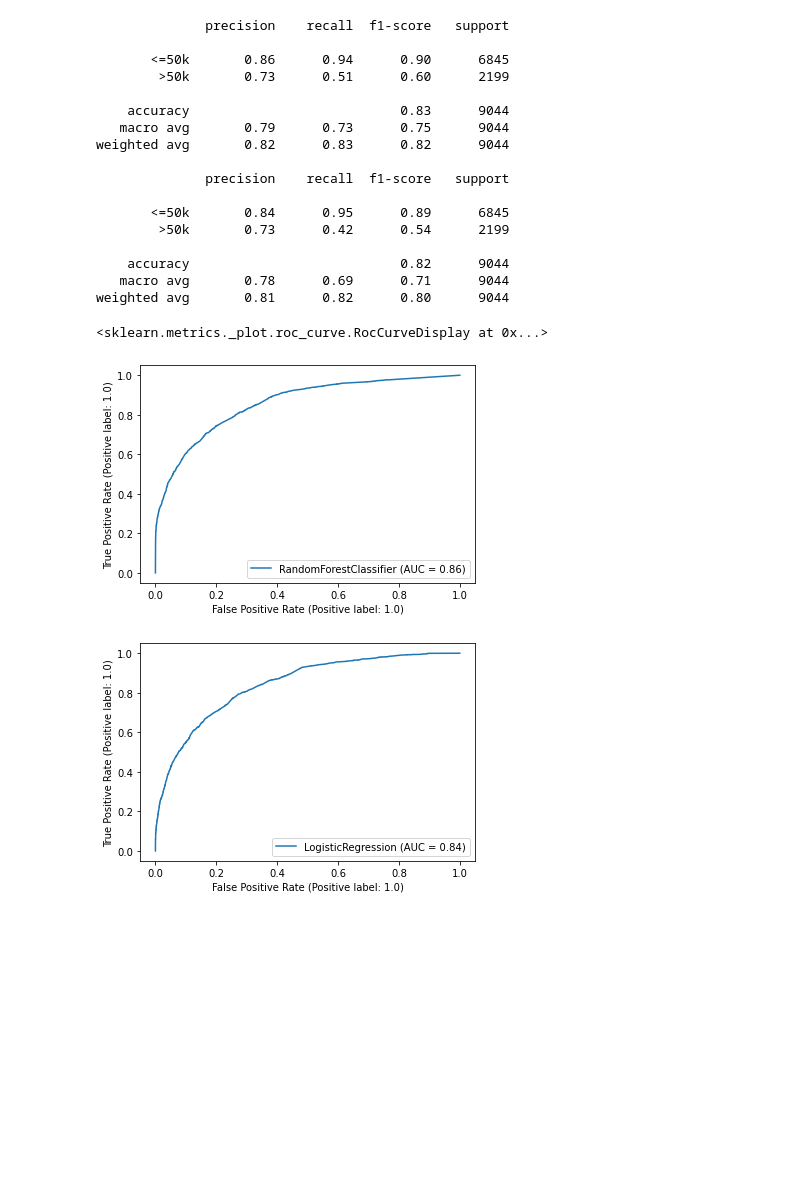
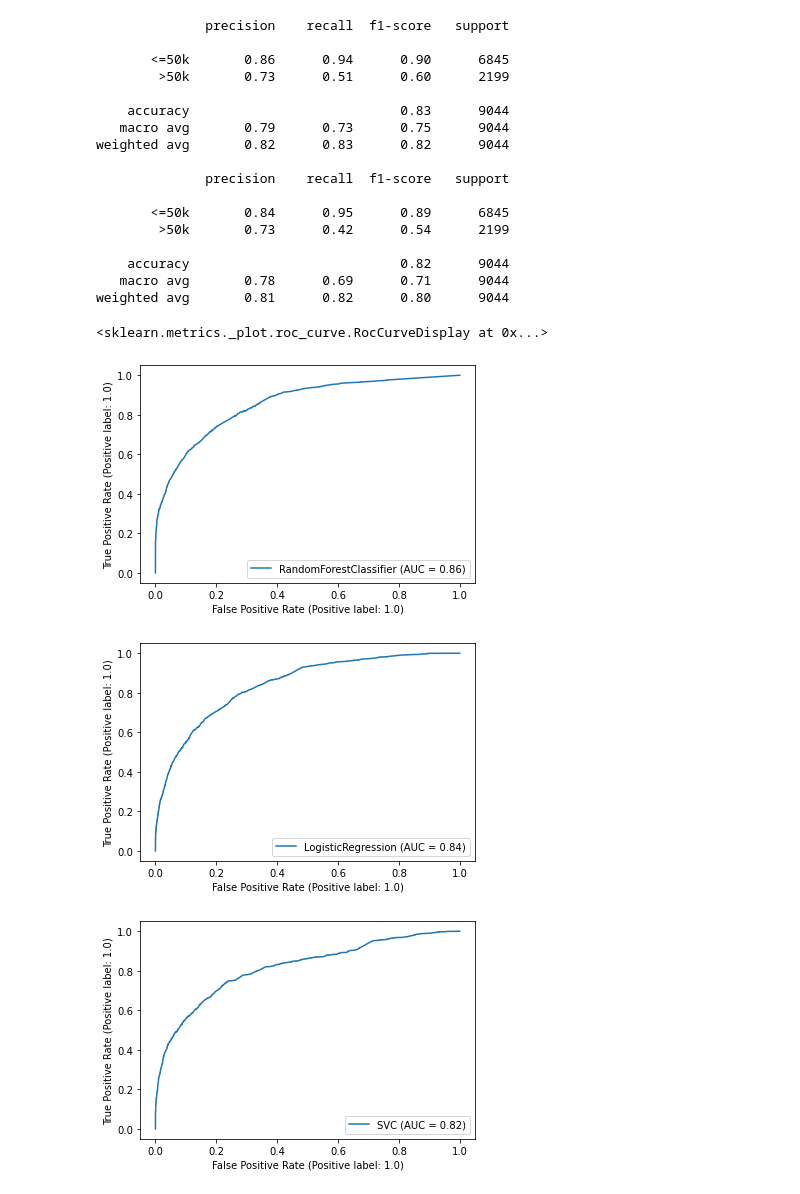
Before and after one commit to RebelOfDeath/meesterproef, a Jupyter notebook: code/Biased/AdultBiased.ipynb, the cells around one changed output. Saved outputs shown, nothing was run; the diff lists cells and outputs as text; code cells hidden in the pictures; blank space fills up the shorter version.

```diff
--- a/code/Biased/AdultBiased.ipynb
+++ b/code/Biased/AdultBiased.ipynb
@@ -114,3 +114,10 @@ y_pred_logistic = logistic_classifier.predict(x_test)
 print("Accuracy score: {}".format(accuracy_score(y_test, y_pred_logistic)))
 # %% [output]
 Accuracy score: 0.8218708536045998
+# %%
+from sklearn.svm import SVC
+
+svm = SVC()
+svm.fit(x_train, y_train)
+y_pred_svm = svm.predict(x_test)
+print("Accuracy score: {}".format(accuracy_score(y_test, y_pred_svm)))
@@ -152,12 +164,14 @@ weighted avg       0.81      0.82      0.80      9044
 # %%
 from sklearn.metrics import plot_roc_curve
 
 plot_roc_curve(classifier, x_test, y_test)
 plot_roc_curve(logistic_classifier, x_test, y_test)
+plot_roc_curve(svm, x_test, y_test)
 # %% [output]
 <sklearn.metrics._plot.roc_curve.RocCurveDisplay at 0x...>
 [figure]
 [figure]
+[figure, added]
 # %%
 from Metrics import *
 
```
Also changed, not shown: parts of 4 cells of this notebook, 1 other file.
